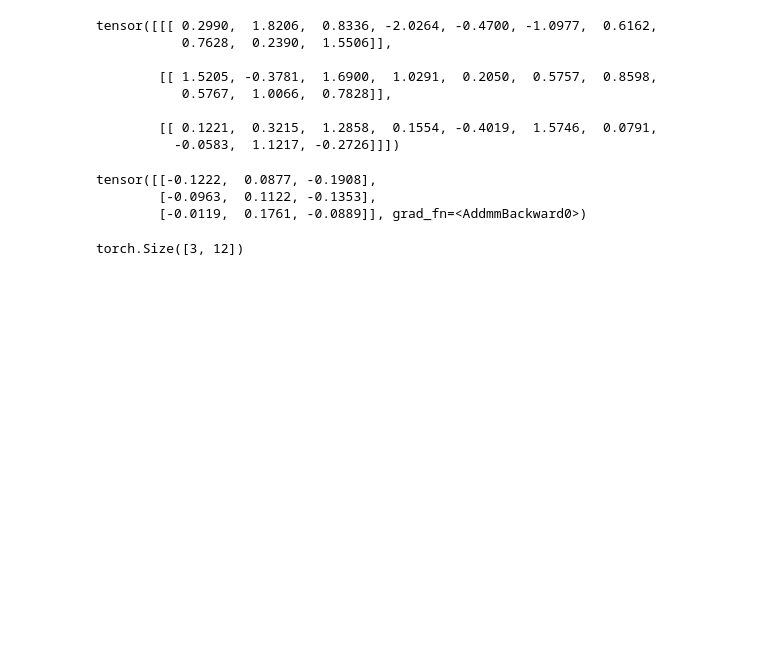
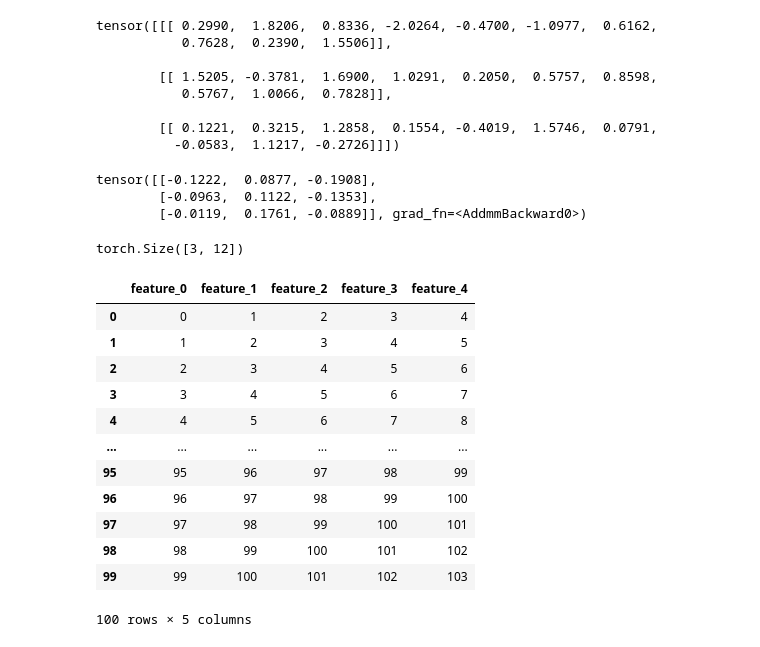
Before and after one commit to daxus4/LOBFrame, a Jupyter notebook: models/HNN/Untitled-1.ipynb, the cells around one changed output. Cells and saved outputs as stored; diff of their text form; code cells hidden in the pictures; blank space fills up the shorter version.

```diff
--- a/models/HNN/Untitled-1.ipynb
+++ b/models/HNN/Untitled-1.ipynb
@@ -790,0 +846,19 @@ torch.Size([3, 12])
+# %%
+df = CustomWindowedDataset(
+    windows_limits=[(0, 1), (1, 3), (3, 7), (7, 15), (15, 31)],
+)
+df.df
+# %% [output]
+|  | feature_0 | feature_1 | feature_2 | feature_3 | feature_4 |
+| 0 | 0 | 1 | 2 | 3 | 4 |
+| 1 | 1 | 2 | 3 | 4 | 5 |
+| 2 | 2 | 3 | 4 | 5 | 6 |
+| 3 | 3 | 4 | 5 | 6 | 7 |
+| 4 | 4 | 5 | 6 | 7 | 8 |
+| ... | ... | ... | ... | ... | ... |
+| 95 | 95 | 96 | 97 | 98 | 99 |
+| 96 | 96 | 97 | 98 | 99 | 100 |
+| 97 | 97 | 98 | 99 | 100 | 101 |
+| 98 | 98 | 99 | 100 | 101 | 102 |
+| 99 | 99 | 100 | 101 | 102 | 103 |
+100 rows × 5 columns
```
Also changed, not shown: parts of 6 cells of this notebook, 15 other files.
